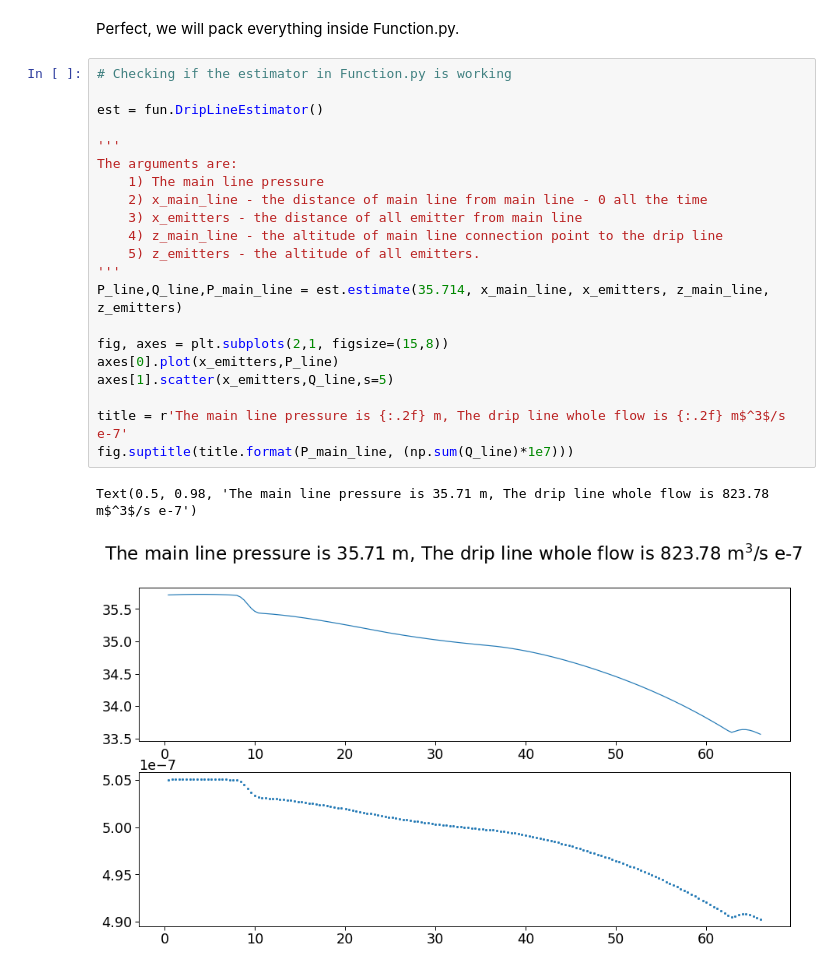
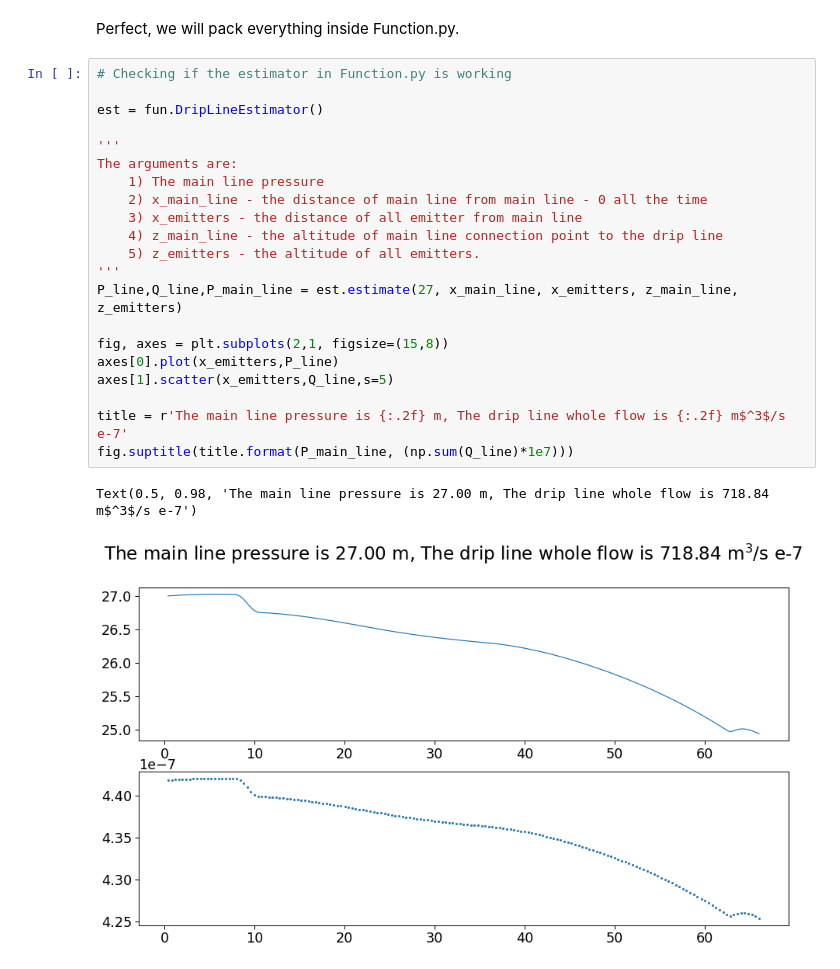
Before and after one commit to YuvalBayer/IrrigationProject, a Jupyter notebook: NB3_Creating_Drip_Estimator.ipynb, the cells around one changed output. Saved outputs shown, nothing was run; the diff lists cells and outputs as text.

```diff
--- a/NB3_Creating_Drip_Estimator.ipynb
+++ b/NB3_Creating_Drip_Estimator.ipynb
@@ -236,24 +277,24 @@ Perfect, we will pack everything inside Function.py.
 # %%
 # Checking if the estimator in Function.py is working
 
 est = fun.DripLineEstimator()
 
 '''
 The arguments are:
     1) The main line pressure
     2) x_main_line - the distance of main line from main line - 0 all the time
     3) x_emitters - the distance of all emitter from main line
     4) z_main_line - the altitude of main line connection point to the drip line
     5) z_emitters - the altitude of all emitters.
 '''
-P_line,Q_line,P_main_line = est.estimate(35.714, x_main_line, x_emitters, z_main_line, z_emitters)
+P_line,Q_line,P_main_line = est.estimate(27, x_main_line, x_emitters, z_main_line, z_emitters)
 
 fig, axes = plt.subplots(2,1, figsize=(15,8))
 axes[0].plot(x_emitters,P_line)
 axes[1].scatter(x_emitters,Q_line,s=5)
 
 title = r'The main line pressure is {:.2f} m, The drip line whole flow is {:.2f} m$^3$/s e-7'
 fig.suptitle(title.format(P_main_line, (np.sum(Q_line)*1e7)))
 # %% [output]
-Text(0.5, 0.98, 'The main line pressure is 35.71 m, The drip line whole flow is 823.78 m$^3$/s e-7')
+Text(0.5, 0.98, 'The main line pressure is 27.00 m, The drip line whole flow is 718.84 m$^3$/s e-7')
-[figure, old version]
+[figure, new version]
```
Also changed, not shown: parts of 8 cells of this notebook, 10 other files.
